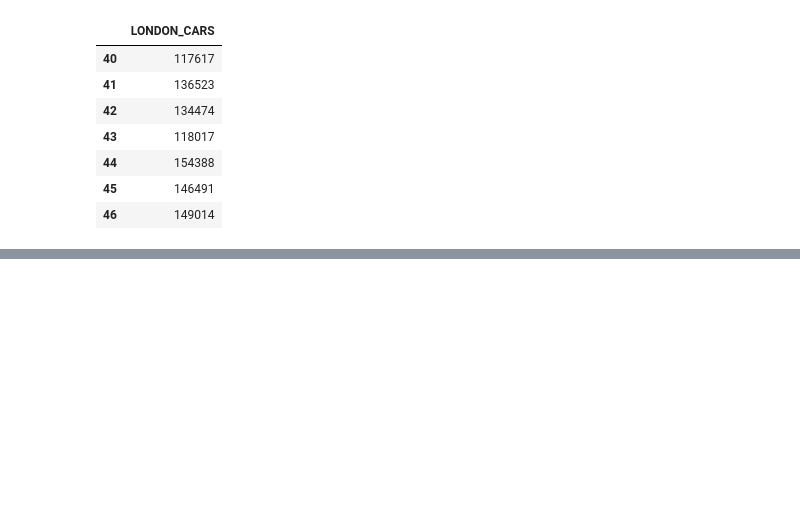
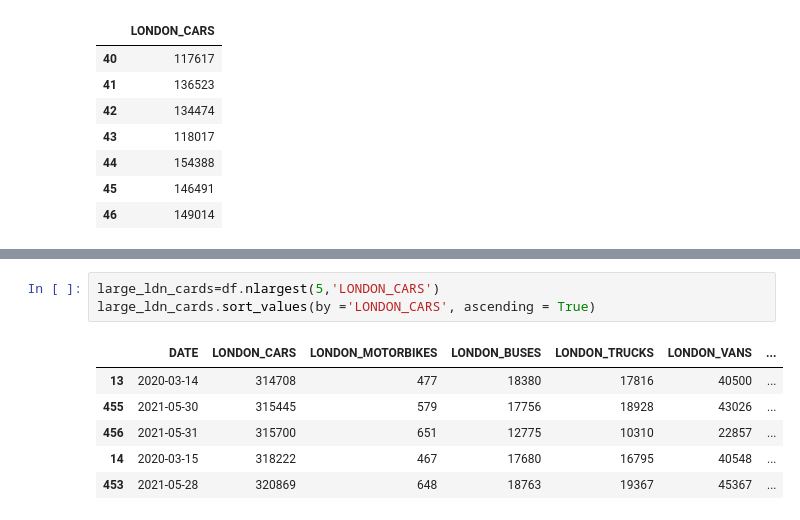
Before and after one commit to KHegarty92/Python_training_K, a Jupyter notebook: training.ipynb, the cells around one changed output, grey strips where cells are left out. Cells and saved outputs as stored; diff of their text form; blank space fills up the shorter version.

```diff
--- a/training.ipynb
+++ b/training.ipynb
@@ -135,0 +203,10 @@ df.loc[40:46,['LONDON_CARS']]
+# %%
+large_ldn_cards=df.nlargest(5,'LONDON_CARS')
+large_ldn_cards.sort_values(by ='LONDON_CARS', ascending = True)
+# %% [output]
+|  | DATE | LONDON_CARS | LONDON_MOTORBIKES | LONDON_BUSES | LONDON_TRUCKS | LONDON_VANS | ... |
+| 13 | 2020-03-14 | 314708 | 477 | 18380 | 17816 | 40500 | ... |
+| 455 | 2021-05-30 | 315445 | 579 | 17756 | 18928 | 43026 | ... |
+| 456 | 2021-05-31 | 315700 | 651 | 12775 | 10310 | 22857 | ... |
+| 14 | 2020-03-15 | 318222 | 467 | 17680 | 16795 | 40548 | ... |
+| 453 | 2021-05-28 | 320869 | 648 | 18763 | 19367 | 45367 | ... |
```
Also changed, not shown: parts of 9 cells of this notebook.
